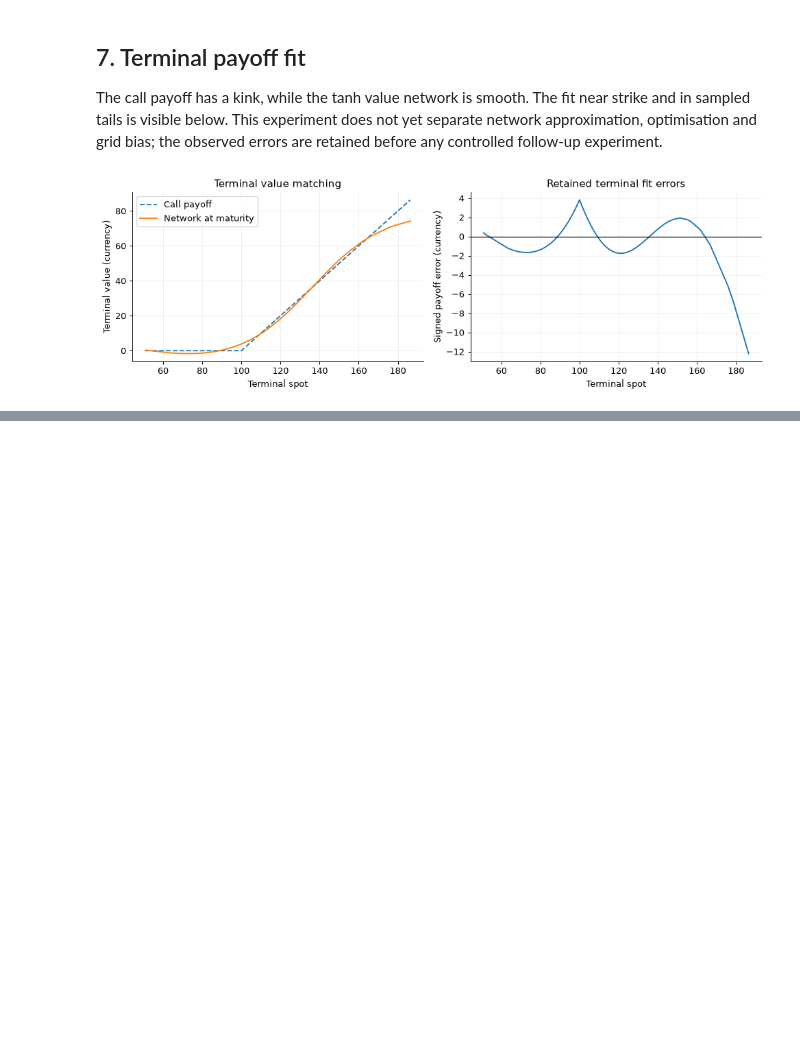
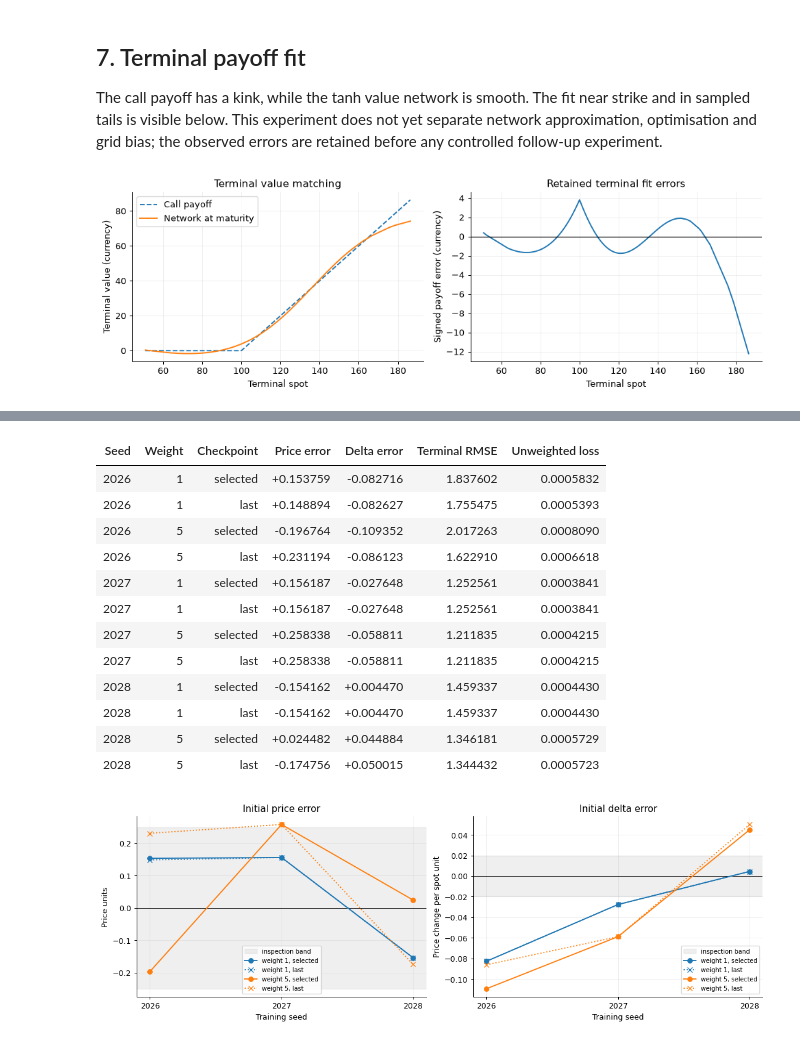
Before and after one commit to KVInator/deep-bsde-pricing, a Jupyter notebook: notebooks/03_neural_solvers.ipynb, the cells around one changed output, grey strips where cells are left out. Saved outputs shown, nothing was run; the diff lists cells and outputs as text; code cells hidden in the pictures; blank space fills up the shorter version.

```diff
--- a/notebooks/03_neural_solvers.ipynb
+++ b/notebooks/03_neural_solvers.ipynb
@@ -251,0 +268,17 @@ plt.show()
+# %%
+study_dir = root / "scratch/runs/reproducibility"
+study = json.loads((study_dir / "study.json").read_text())
+rows = study["runs"]
+usable = [r for r in rows if r["status"] in ("completed", "time_budget_reached")]
+table(["Study status", "Seeds", "Weights", "Failed runs", "Wall seconds"], [[
+    study["status"], study["seeds"], study["terminal_weights"],
+    sum(r["status"] == "failed" for r in rows), f'{study["wall_seconds"]:.3f}']])
+table(["Seed", "Weight", "Status", "Updates", "Selected step", "Fit seconds", "Evaluation seconds"], [
+    [r["seed"], r["terminal_weight"], r["status"], r.get("completed_updates", ""),
+     r.get("selected_step", ""), f'{r.get("training_seconds", 0):.3f}' if "training_seconds" in r else "",
+     f'{r.get("evaluation_seconds", 0):.3f}' if "evaluation_seconds" in r else r.get("error", "")]
+    for r in rows])
+reports = {r["directory"]: json.loads((study_dir / r["directory"] / "report.json").read_text()) for r in usable}
+table(["Seed", "Weight", "Python", "NumPy", "PyTorch", "System"], [
+    [r["seed"], r["terminal_weight"], reports[r["directory"]]["python"], reports[r["directory"]]["numpy"],
+     reports[r["directory"]]["torch"], reports[r["directory"]]["system"]] for r in usable])
@@ -251,0 +306,36 @@ plt.show()
+# %%
+table(["Seed", "Weight", "Checkpoint", "Price error", "Delta error", "Terminal RMSE", "Unweighted loss"], [
+    [r["seed"], r["terminal_weight"], checkpoint, f'{r[checkpoint]["price_error"]:+.6f}',
+     f'{r[checkpoint]["delta_error"]:+.6f}', f'{r[checkpoint]["terminal_payoff_rmse"]:.6f}',
+     f'{r[checkpoint]["unweighted_total_loss"]:.7f}']
+    for r in usable for checkpoint in ("selected", "last")])
+fig, axes = plt.subplots(1, 2, figsize=(12, 4), constrained_layout=True)
+for ax, metric, tolerance, title in zip(axes, ("price_error", "delta_error"), (0.25, 0.02),
+                                       ("Initial price error", "Initial delta error")):
+    ax.axhspan(-tolerance, tolerance, color="grey", alpha=0.12, label="inspection band")
+    ax.axhline(0, color="black", linewidth=0.7)
+    for weight, color in zip(study["terminal_weights"], ("tab:blue", "tab:orange")):
+        group = [r for r in usable if r["terminal_weight"] == weight]
+        for checkpoint, marker, linestyle in (("selected", "o", "-"), ("last", "x", ":")):
+            ax.plot([r["seed"] for r in group], [r[checkpoint][metric] for r in group],
+                    marker=marker, linestyle=linestyle, color=color, label=f"weight {weight}, {checkpoint}")
+    ax.set(title=title, xlabel="Training seed", xticks=study["seeds"])
+    ax.legend(fontsize=8)
+axes[0].set_ylabel("Price units")
+axes[1].set_ylabel("Price change per spot unit")
+plt.show()
+# %% [output]
+| Seed | Weight | Checkpoint | Price error | Delta error | Terminal RMSE | Unweighted loss |
+| 2026 | 1 | selected | +0.153759 | -0.082716 | 1.837602 | 0.0005832 |
+| 2026 | 1 | last | +0.148894 | -0.082627 | 1.755475 | 0.0005393 |
+| 2026 | 5 | selected | -0.196764 | -0.109352 | 2.017263 | 0.0008090 |
+| 2026 | 5 | last | +0.231194 | -0.086123 | 1.622910 | 0.0006618 |
+| 2027 | 1 | selected | +0.156187 | -0.027648 | 1.252561 | 0.0003841 |
+| 2027 | 1 | last | +0.156187 | -0.027648 | 1.252561 | 0.0003841 |
+| 2027 | 5 | selected | +0.258338 | -0.058811 | 1.211835 | 0.0004215 |
+| 2027 | 5 | last | +0.258338 | -0.058811 | 1.211835 | 0.0004215 |
+| 2028 | 1 | selected | -0.154162 | +0.004470 | 1.459337 | 0.0004430 |
+| 2028 | 1 | last | -0.154162 | +0.004470 | 1.459337 | 0.0004430 |
+| 2028 | 5 | selected | +0.024482 | +0.044884 | 1.346181 | 0.0005729 |
+| 2028 | 5 | last | -0.174756 | +0.050015 | 1.344432 | 0.0005723 |
+[figure, added]
```
Also changed, not shown: parts of 11 cells of this notebook, 7 other files.
